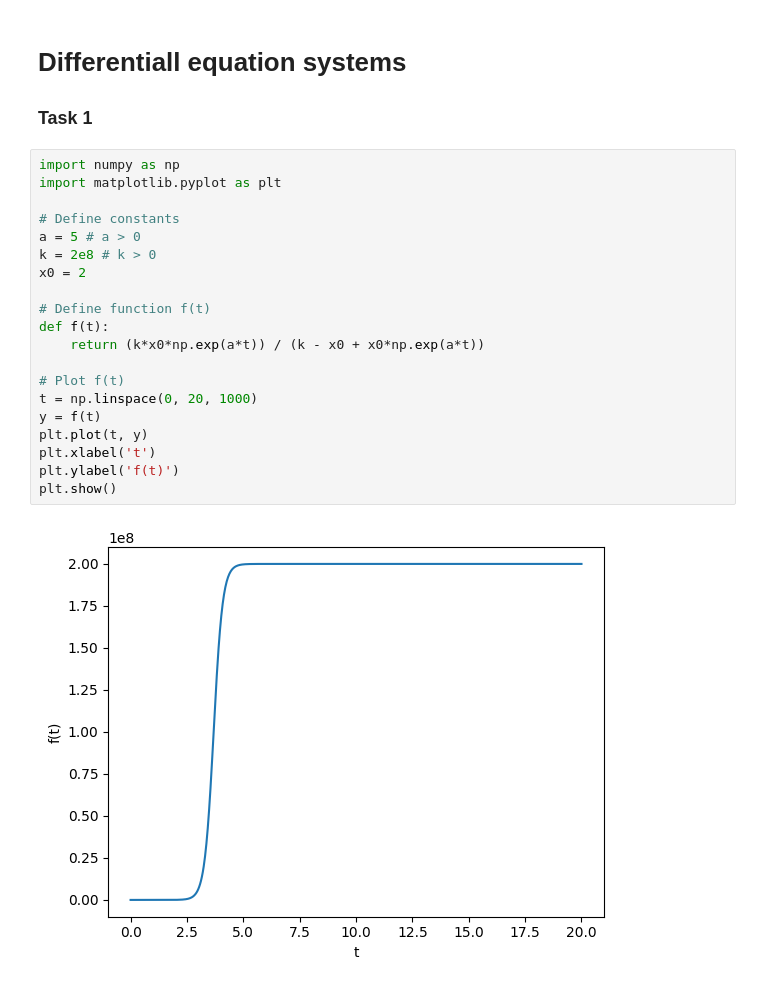
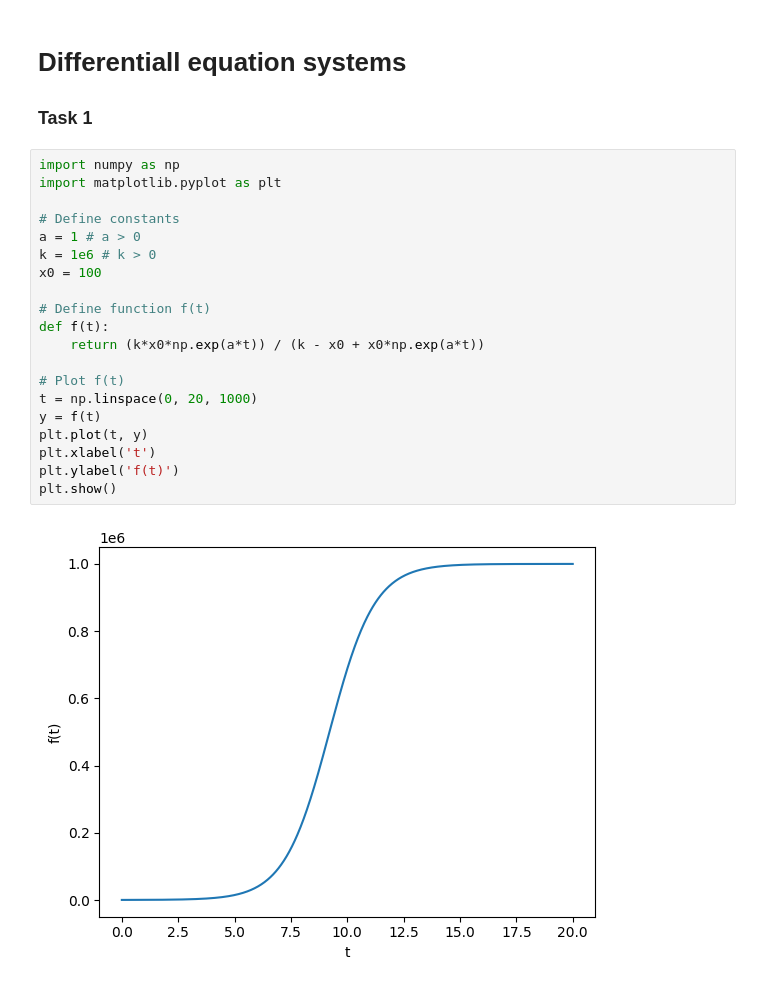
Before and after one commit to erikbohne/TMA4101_Mathematics1, a Jupyter notebook: 5_Difflikningsystemer/difflikningsystemer.ipynb, the cells around one changed output. Saved outputs shown, nothing was run; the diff lists cells and outputs as text.

```diff
--- a/5_Difflikningsystemer/difflikningsystemer.ipynb
+++ b/5_Difflikningsystemer/difflikningsystemer.ipynb
@@ -5,22 +5,22 @@
 # %%
 import numpy as np
 import matplotlib.pyplot as plt
 
 # Define constants
-a = 5 # a > 0
-k = 2e8 # k > 0
-x0 = 2
+a = 1 # a > 0
+k = 1e6 # k > 0
+x0 = 100
 
 # Define function f(t)
 def f(t):
     return (k*x0*np.exp(a*t)) / (k - x0 + x0*np.exp(a*t))
 
 # Plot f(t)
 t = np.linspace(0, 20, 1000)
 y = f(t)
 plt.plot(t, y)
 plt.xlabel('t')
 plt.ylabel('f(t)')
 plt.show()
 # %% [output]
-[figure, old version]
+[figure, new version]
```
Also changed, not shown: parts of 3 cells of this notebook, 1 other file.
